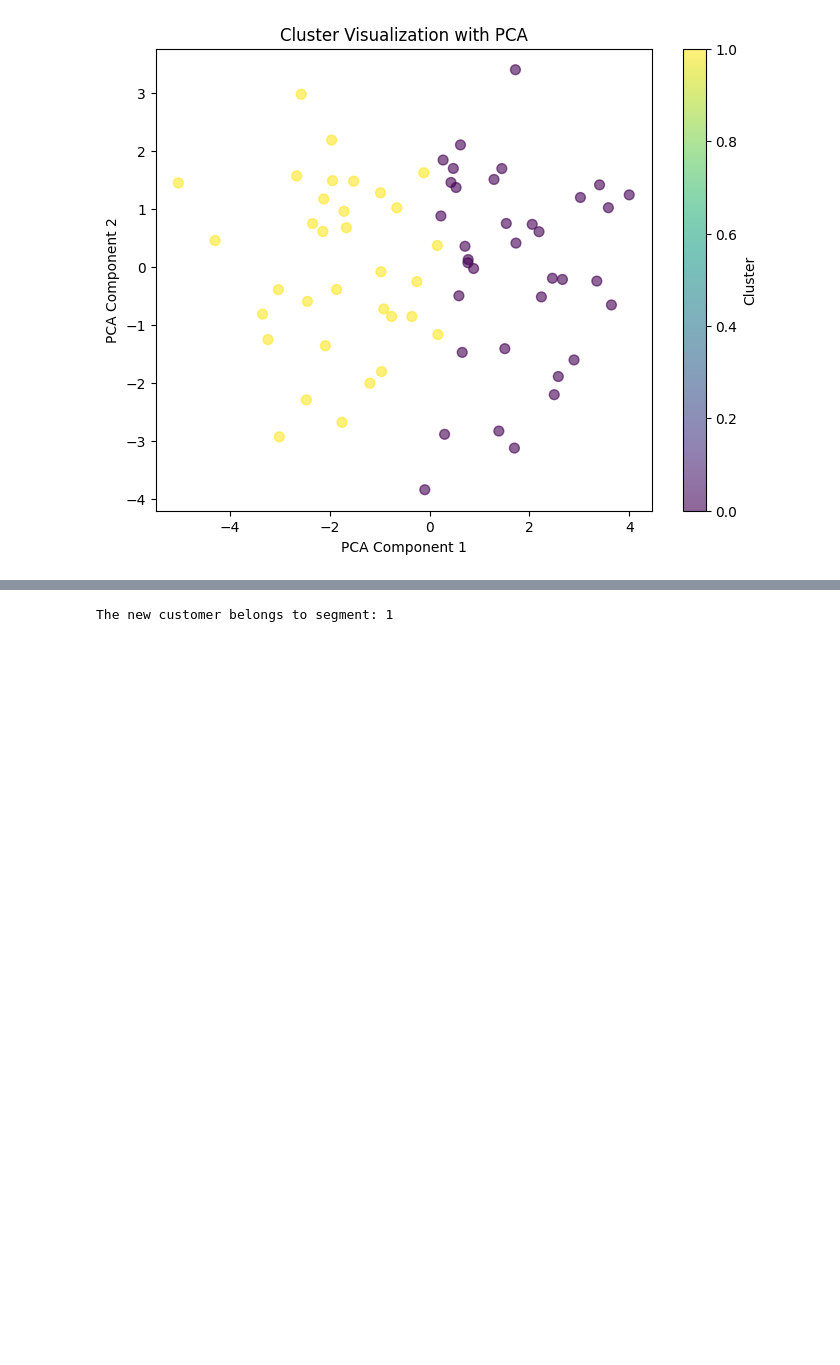
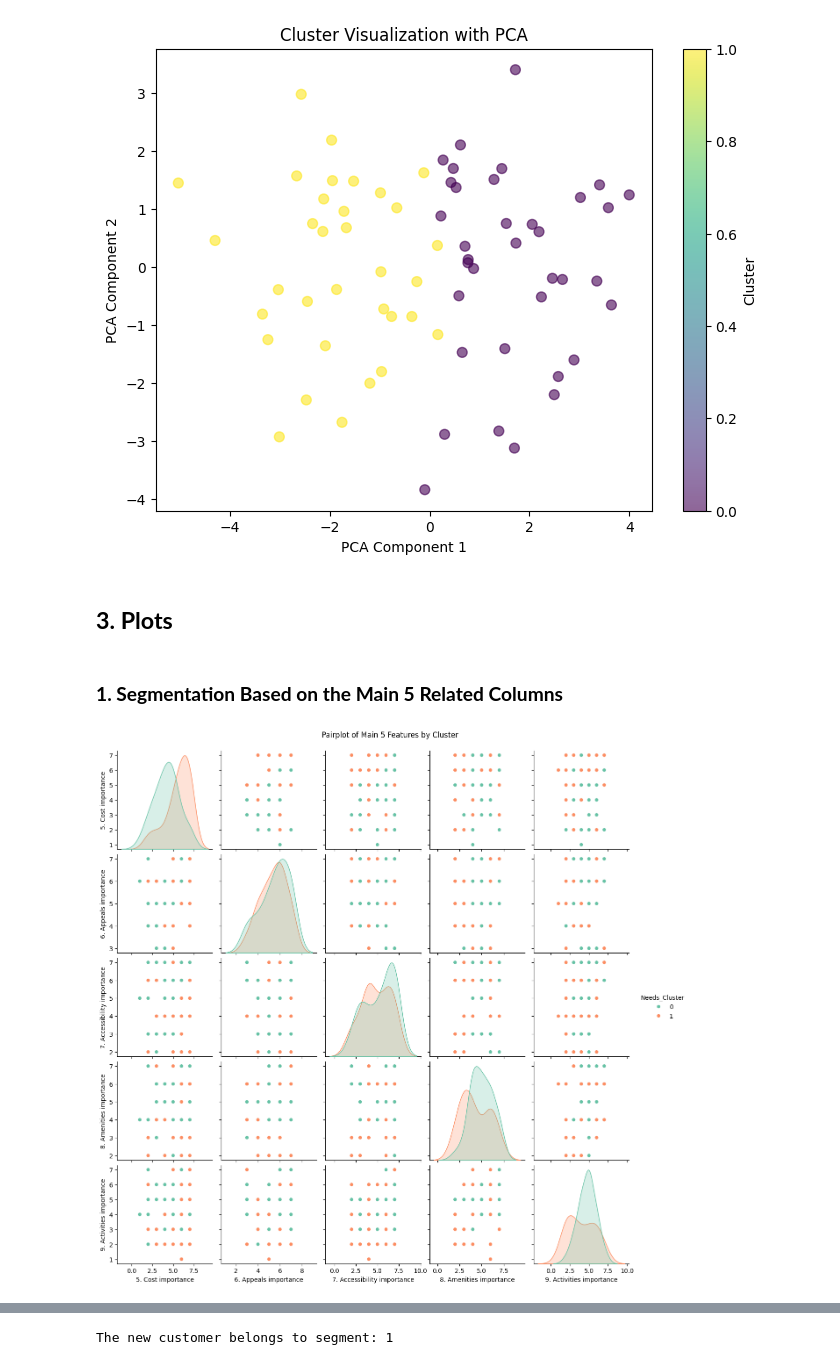
Before and after one commit to hmente/marketing-analytics-gp, a Jupyter notebook: main.ipynb, the cells around one changed output, grey strips where cells are left out. Saved outputs shown, nothing was run; the diff lists cells and outputs as text; code cells hidden in the pictures; blank space fills up the shorter version.

Commit message:
New plots

```diff
--- a/main.ipynb
+++ b/main.ipynb
@@ -614,3 +615,23 @@ plt.title('Cluster Visualization with PCA')
 plt.show()
 # %% [output]
 [figure]
+# %% [markdown]
+## **3. Plots**
+# %% [markdown]
+### **1. Segmentation Based on the Main 5 Related Columns**
+# %%
+main_features = [
+'5. Cost importance',
+'6. Appeals importance',
+'7. Accessibility importance',
+'8. Amenities importance',
+'9. Activities importance'
+]
+
+# Convert Needs_Cluster to string for categorical plotting
+survey_data_cleaned[main_features] = survey_data_cleaned[main_features].apply(pd.to_numeric, errors='coerce')
+sns.pairplot(survey_data_cleaned, vars=main_features, hue="Needs_Cluster", palette="Set2")
+plt.suptitle("Pairplot of Main 5 Features by Cluster", y=1.02)
+plt.show()
+# %% [output]
+[figure, added]
```
Also changed, not shown: parts of 11 cells of this notebook, 2 other files.
